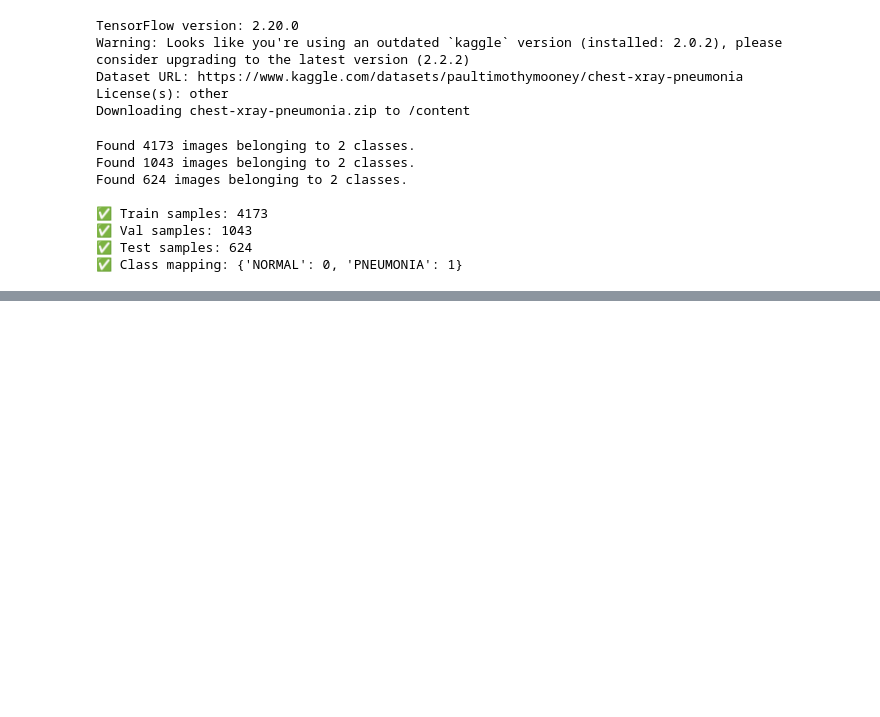
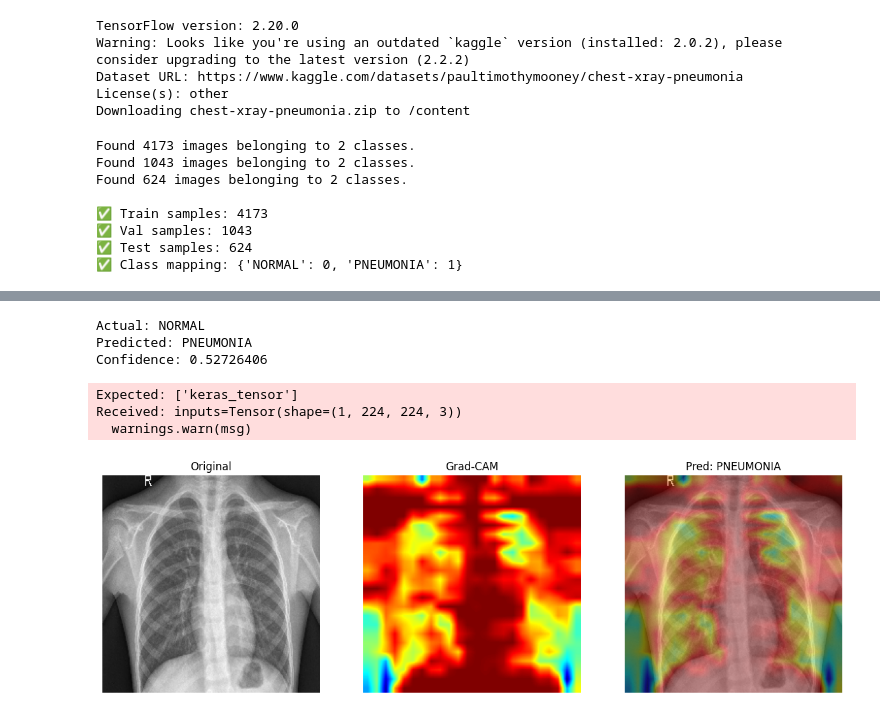
Before and after one commit to positivefunctionIN/Medical_Imaging_using_CNN, a Jupyter notebook: Model1_using_CNN.ipynb, the cells around one changed output, grey strips where cells are left out. Cells and saved outputs as stored; diff of their text form; code cells hidden in the pictures; blank space fills up the shorter version.

Commit message:
Added Grad-cam to the project

```diff
--- a/Model1_using_CNN.ipynb
+++ b/Model1_using_CNN.ipynb
@@ -183,0 +240,70 @@ Epoch 10/10
+# %%
+test_generator.reset()
+
+images, labels = next(test_generator)
+
+img = images[0]
+label = labels[0]
+
+img_array = np.expand_dims(img, axis=0)
+
+pred = custom_cnn.predict(img_array, verbose=0)[0][0]
+
+pred_class = "PNEUMONIA" if pred > 0.5 else "NORMAL"
+actual_class = "PNEUMONIA" if label == 1 else "NORMAL"
+
+print("Actual:", actual_class)
+print("Predicted:", pred_class)
+print("Confidence:", pred)
+# %% [output]
+Actual: NORMAL
+Predicted: PNEUMONIA
+Confidence: 0.52726406
+# %%
+heatmap = make_gradcam_heatmap(
+    img_array,
+    custom_cnn,
+    "conv2d_3"
+)
+# %% [output]
+Expected: ['keras_tensor']
+Received: inputs=Tensor(shape=(1, 224, 224, 3))
+  warnings.warn(msg)
+# %%
+heatmap = cv2.resize(heatmap, (IMG_SIZE, IMG_SIZE))
+heatmap = np.uint8(255 * heatmap)
+heatmap = cv2.applyColorMap(
+    heatmap,
+    cv2.COLORMAP_JET
+)
+
+original = (img * 255).astype(np.uint8)
+
+overlay = cv2.addWeighted(
+    original,
+    0.6,
+    heatmap,
+    0.4,
+    0
+)
+# %%
+plt.figure(figsize=(15, 5))
+
+plt.subplot(1, 3, 1)
+plt.imshow(img)
+plt.title("Original")
+plt.axis("off")
+
+plt.subplot(1, 3, 2)
+plt.imshow(heatmap)
+plt.title("Grad-CAM")
+plt.axis("off")
+
+plt.subplot(1, 3, 3)
+plt.imshow(overlay)
+plt.title(f"Pred: {pred_class}")
+plt.axis("off")
+
+plt.show()
+# %% [output]
+[figure, added]
```
Also changed, not shown: parts of 5 cells of this notebook.
